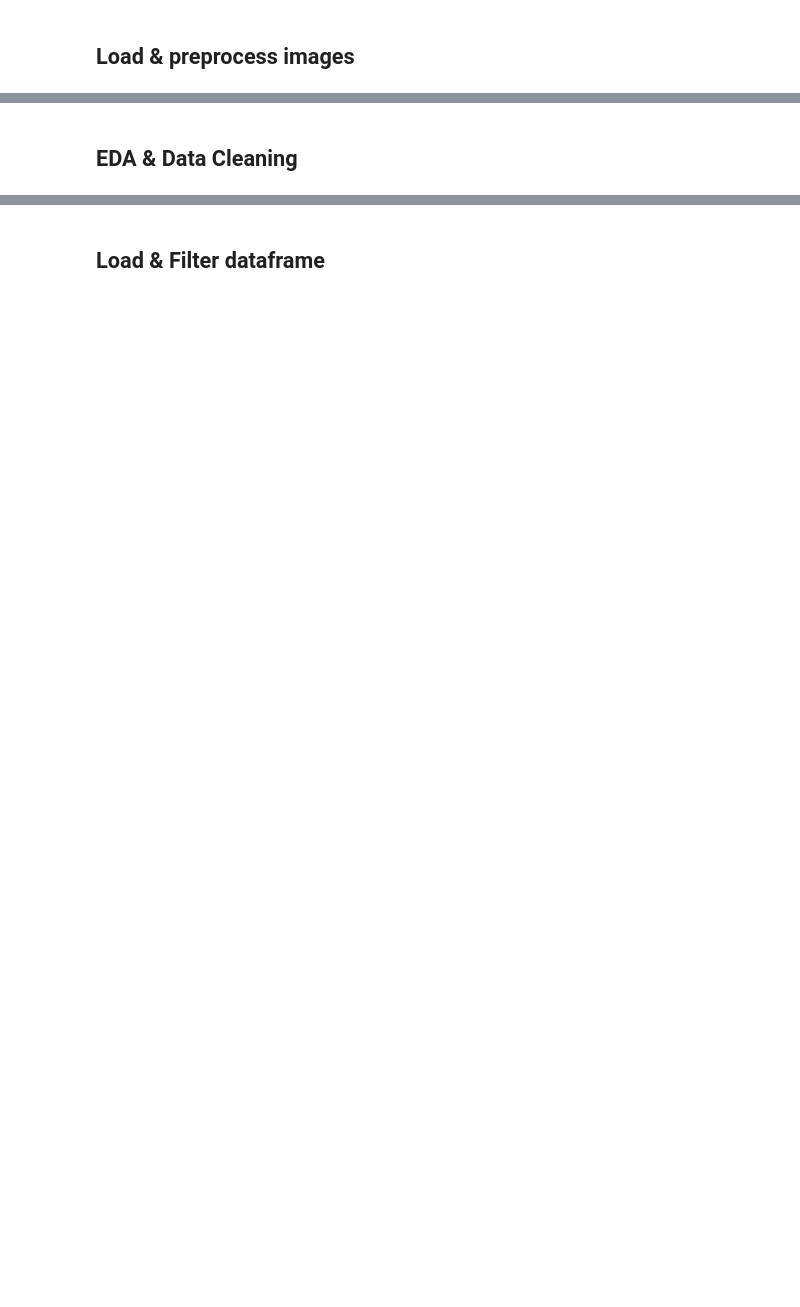
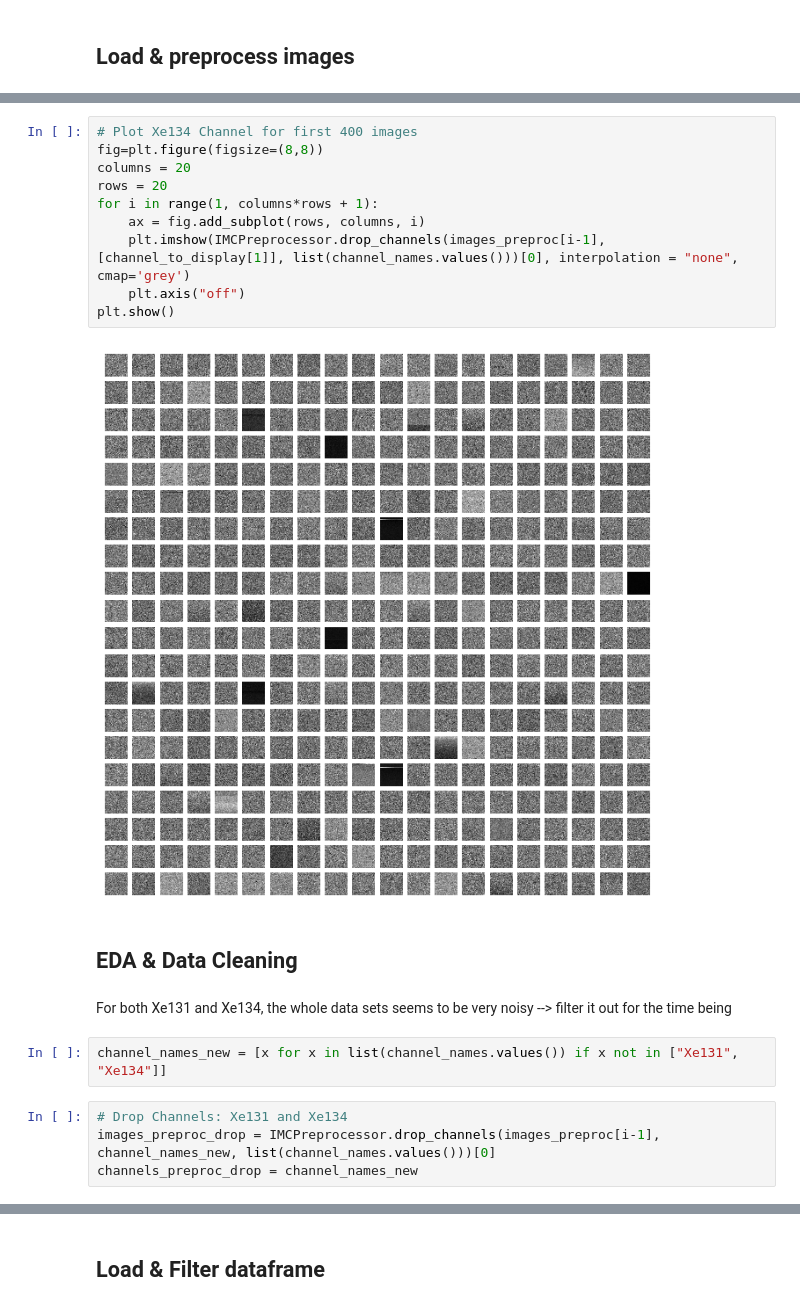
Before and after one commit to BME342-ResNet/BME342, a Jupyter notebook: code/Data_Preparation.ipynb, the cells around one changed output, grey strips where cells are left out. Drawn from its saved outputs; the diff is of its cells as text; blank space fills up the shorter version.

```diff
--- a/code/Data_Preparation.ipynb
+++ b/code/Data_Preparation.ipynb
@@ -131,2 +304,22 @@ hp.initialize_notebook() # initialize with GPU enabled
+# %%
+# Plot Xe134 Channel for first 400 images
+fig=plt.figure(figsize=(8,8))
+columns = 20
+rows = 20
+for i in range(1, columns*rows + 1):
+    ax = fig.add_subplot(rows, columns, i)
+    plt.imshow(IMCPreprocessor.drop_channels(images_preproc[i-1], [channel_to_display[1]], list(channel_names.values()))[0], interpolation = "none", cmap='grey')
+    plt.axis("off")
+plt.show()
+# %% [output]
+[figure, added]
 # %% [markdown]
 ## EDA & Data Cleaning
+# %% [markdown]
+For both Xe131 and Xe134, the whole data sets seems to be very noisy --> filter it out for the time being
+# %%
+channel_names_new = [x for x in list(channel_names.values()) if x not in ["Xe131", "Xe134"]]
+# %%
+# Drop Channels: Xe131 and Xe134
+images_preproc_drop = IMCPreprocessor.drop_channels(images_preproc[i-1], channel_names_new, list(channel_names.values()))[0]
+channels_preproc_drop = channel_names_new
```
Also changed, not shown: parts of 33 cells of this notebook, 1 other file.
